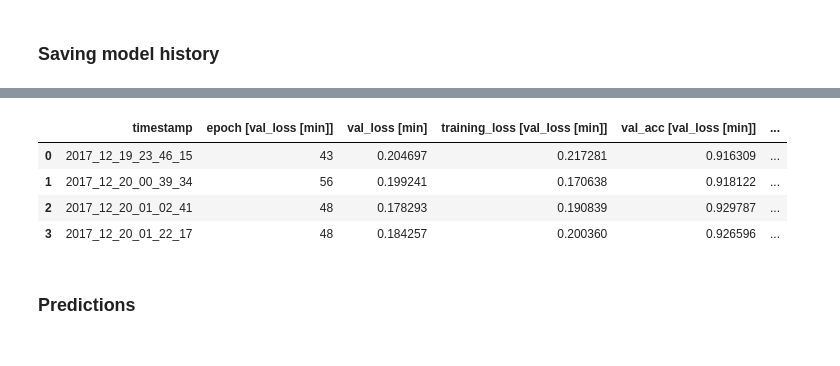
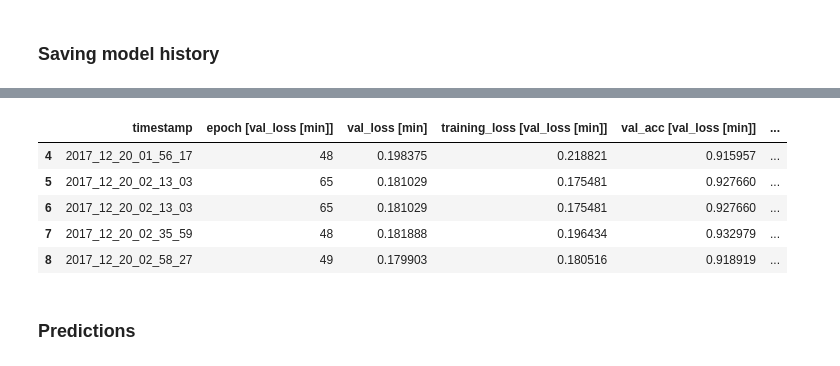
Before and after one commit to MarekKZielinski/Statoil-C-CORE-Iceberg-Classifier-Challenge, a Jupyter notebook: Iceberg-notebook.ipynb, the cells around one changed output, grey strips where cells are left out. Saved outputs shown, nothing was run; the diff lists cells and outputs as text; code cells hidden in the pictures.

```diff
--- a/Iceberg-notebook.ipynb
+++ b/Iceberg-notebook.ipynb
@@ -531,13 +529,14 @@ with open('models_history.csv', 'a') as f:
     #models_history.to_csv(f, index=False)
 # %%
 df = pd.read_csv('models_history.csv')
-df.head()
+df.tail()
 # %% [output]
 |  | timestamp | epoch [val_loss [min]] | val_loss [min] | training_loss [val_loss [min]] | val_acc [val_loss [min]] | ... |
-| 0 | 2017_12_19_23_46_15 | 43 | 0.204697 | 0.217281 | 0.916309 | ... |
-| 1 | 2017_12_20_00_39_34 | 56 | 0.199241 | 0.170638 | 0.918122 | ... |
-| 2 | 2017_12_20_01_02_41 | 48 | 0.178293 | 0.190839 | 0.929787 | ... |
-| 3 | 2017_12_20_01_22_17 | 48 | 0.184257 | 0.200360 | 0.926596 | ... |
+| 4 | 2017_12_20_01_56_17 | 48 | 0.198375 | 0.218821 | 0.915957 | ... |
+| 5 | 2017_12_20_02_13_03 | 65 | 0.181029 | 0.175481 | 0.927660 | ... |
+| 6 | 2017_12_20_02_13_03 | 65 | 0.181029 | 0.175481 | 0.927660 | ... |
+| 7 | 2017_12_20_02_35_59 | 48 | 0.181888 | 0.196434 | 0.932979 | ... |
+| 8 | 2017_12_20_02_58_27 | 49 | 0.179903 | 0.180516 | 0.918919 | ... |
 # %% [markdown]
 ### Predictions
 # %%
```
Also changed, not shown: parts of 10 cells of this notebook, 2 other files.
